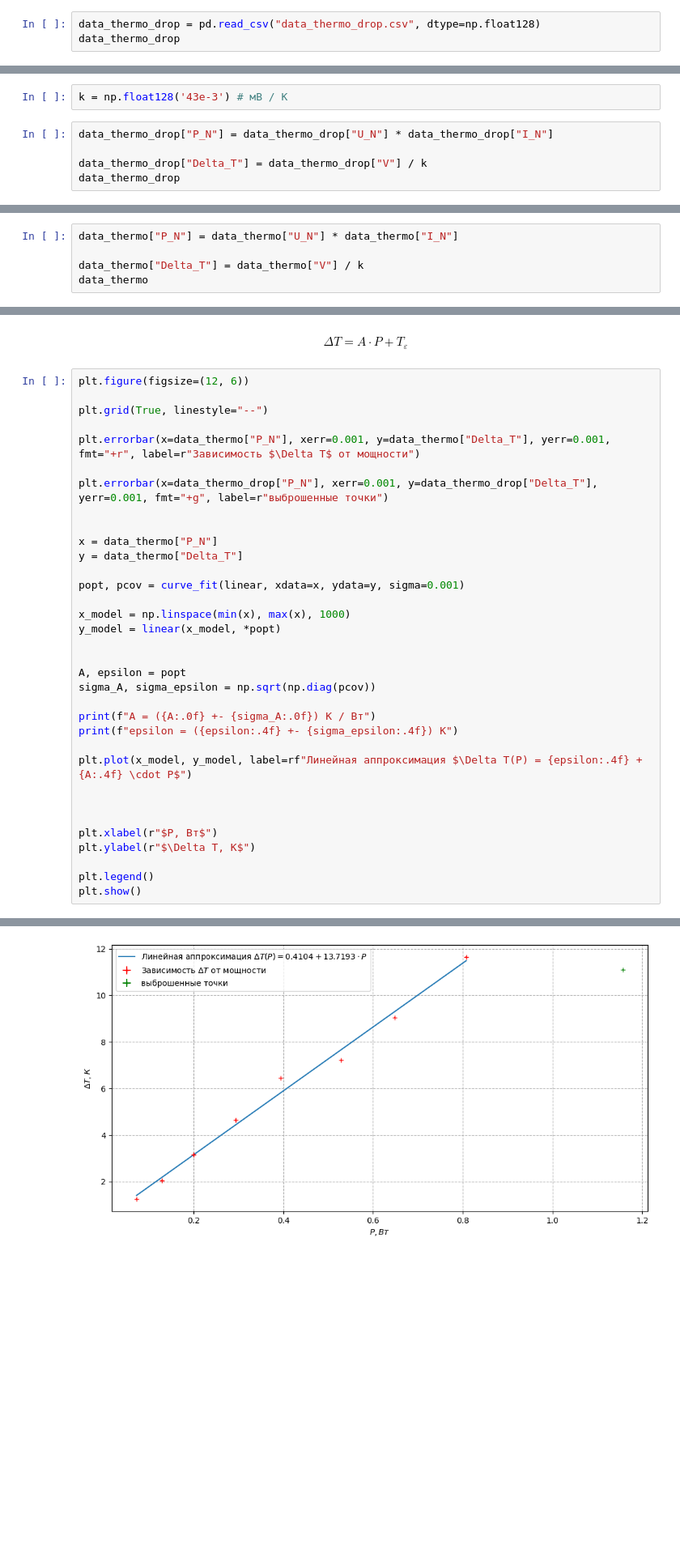
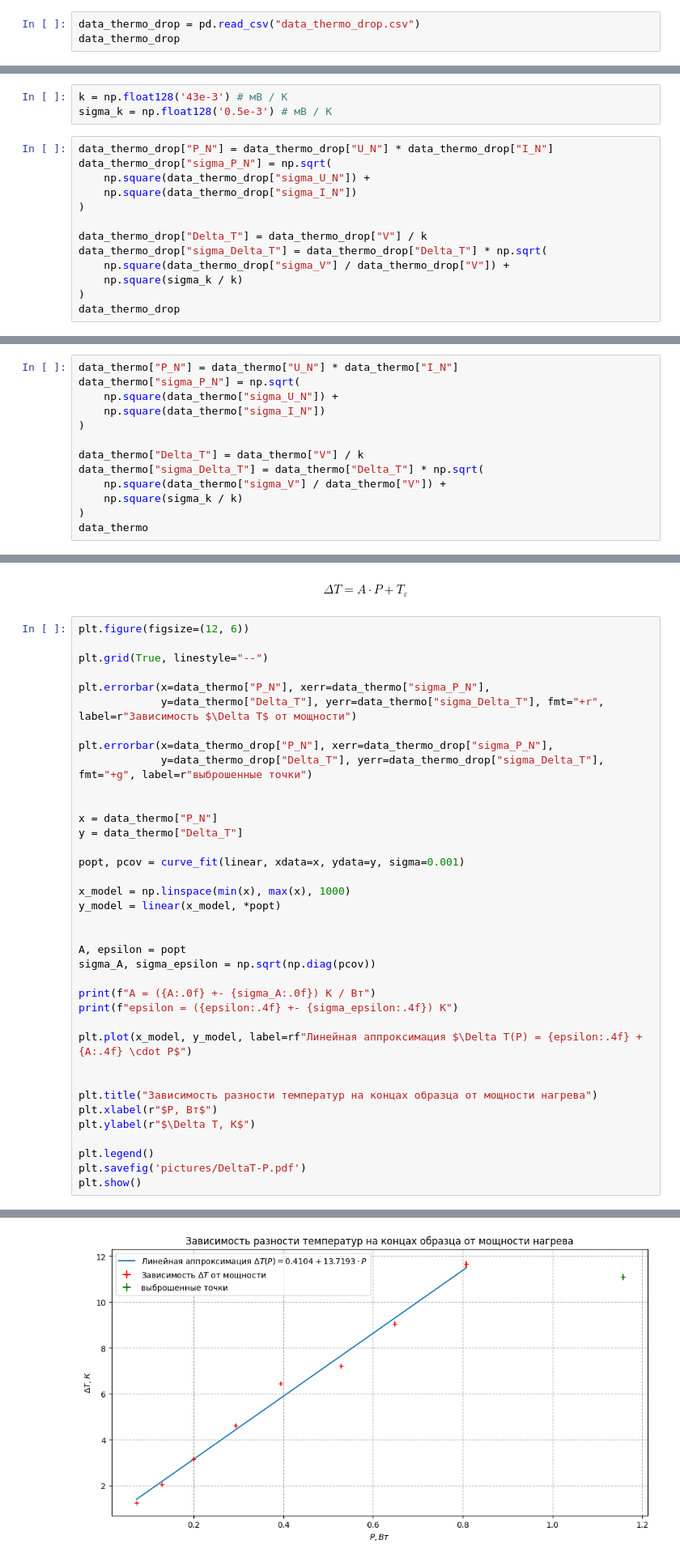
Before and after one commit to b3h4re/labs-mipt, a Jupyter notebook: 6/osf/11_8/11_8.ipynb, the cells around one changed output, grey strips where cells are left out. Shown at 81% size. Drawn from its saved outputs; the diff is of its cells as text; blank space fills up the shorter version.

```diff
--- a/6/osf/11_8/11_8.ipynb
+++ b/6/osf/11_8/11_8.ipynb
@@ -114,4 +120,4 @@ data_thermo
 # %%
-data_thermo_drop = pd.read_csv("data_thermo_drop.csv", dtype=np.float128)
+data_thermo_drop = pd.read_csv("data_thermo_drop.csv")
 data_thermo_drop
 # %% [output]
@@ -120,8 +126,17 @@ data_thermo_drop
 # %%
 k = np.float128('43e-3') # мВ / К
+sigma_k = np.float128('0.5e-3') # мВ / К
 # %%
 data_thermo_drop["P_N"] = data_thermo_drop["U_N"] * data_thermo_drop["I_N"]
+data_thermo_drop["sigma_P_N"] = np.sqrt(
+    np.square(data_thermo_drop["sigma_U_N"]) +
+    np.square(data_thermo_drop["sigma_I_N"])
+)
 
 data_thermo_drop["Delta_T"] = data_thermo_drop["V"] / k
+data_thermo_drop["sigma_Delta_T"] = data_thermo_drop["Delta_T"] * np.sqrt(
+    np.square(data_thermo_drop["sigma_V"] / data_thermo_drop["V"]) +
+    np.square(sigma_k / k)
+)
 data_thermo_drop
 # %% [output]
@@ -130,6 +145,14 @@ data_thermo_drop
 # %%
 data_thermo["P_N"] = data_thermo["U_N"] * data_thermo["I_N"]
+data_thermo["sigma_P_N"] = np.sqrt(
+    np.square(data_thermo["sigma_U_N"]) +
+    np.square(data_thermo["sigma_I_N"])
+)
 
 data_thermo["Delta_T"] = data_thermo["V"] / k
+data_thermo["sigma_Delta_T"] = data_thermo["Delta_T"] * np.sqrt(
+    np.square(data_thermo["sigma_V"] / data_thermo["V"]) +
+    np.square(sigma_k / k)
+)
 data_thermo
 # %% [output]
@@ -149,39 +172,42 @@ plt.figure(figsize=(12, 6))
 
 plt.grid(True, linestyle="--")
 
-plt.errorbar(x=data_thermo["P_N"], xerr=0.001, y=data_thermo["Delta_T"], yerr=0.001, fmt="+r", label=r"Зависимость $\Delta T$ от мощности")
+plt.errorbar(x=data_thermo["P_N"], xerr=data_thermo["sigma_P_N"],
+             y=data_thermo["Delta_T"], yerr=data_thermo["sigma_Delta_T"], fmt="+r", label=r"Зависимость $\Delta T$ от мощности")
 
-plt.errorbar(x=data_thermo_drop["P_N"], xerr=0.001, y=data_thermo_drop["Delta_T"], yerr=0.001, fmt="+g", label=r"выброшенные точки")
+plt.errorbar(x=data_thermo_drop["P_N"], xerr=data_thermo_drop["sigma_P_N"],
+             y=data_thermo_drop["Delta_T"], yerr=data_thermo_drop["sigma_Delta_T"], fmt="+g", label=r"выброшенные точки")
 
 
 x = data_thermo["P_N"]
 y = data_thermo["Delta_T"]
 
 popt, pcov = curve_fit(linear, xdata=x, ydata=y, sigma=0.001)
 
 x_model = np.linspace(min(x), max(x), 1000)
 y_model = linear(x_model, *popt)
 
 
 A, epsilon = popt
 sigma_A, sigma_epsilon = np.sqrt(np.diag(pcov))
 
 print(f"A = ({A:.0f} +- {sigma_A:.0f}) К / Вт")
 print(f"epsilon = ({epsilon:.4f} +- {sigma_epsilon:.4f}) К")
 
 plt.plot(x_model, y_model, label=rf"Линейная аппроксимация $\Delta T(P) = {epsilon:.4f} + {A:.4f} \cdot P$")
 
 
-
+plt.title("Зависимость разности температур на концах образца от мощности нагрева")
 plt.xlabel(r"$P, Вт$")
 plt.ylabel(r"$\Delta T, К$")
 
 plt.legend()
+plt.savefig('pictures/DeltaT-P.pdf')
 plt.show()
 # %% [output]
 A = (14 +- 1) К / Вт
 epsilon = (0.4104 +- 0.2354) К
-[figure, old version]
+[figure, new version]
 # %% [markdown]
 # Вычисление констант
 # %% [markdown]
```
Also changed, not shown: parts of 16 cells of this notebook, 6 other files.
